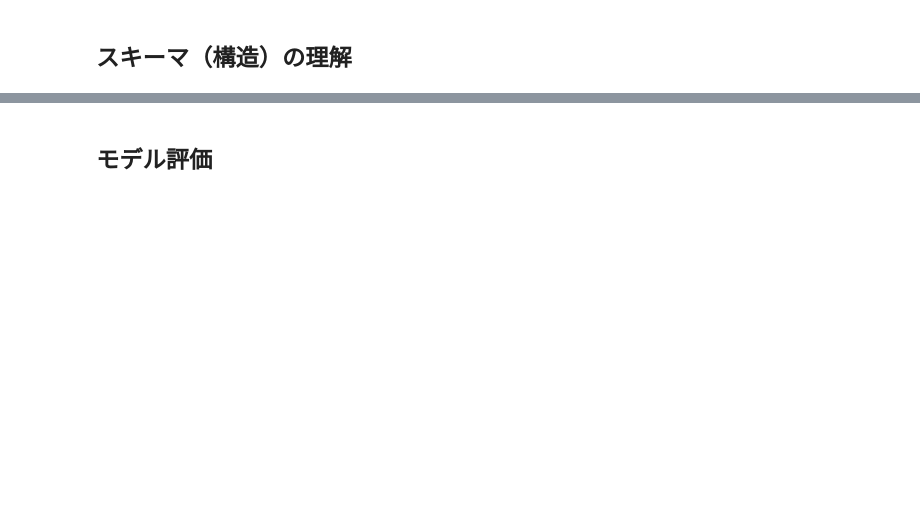
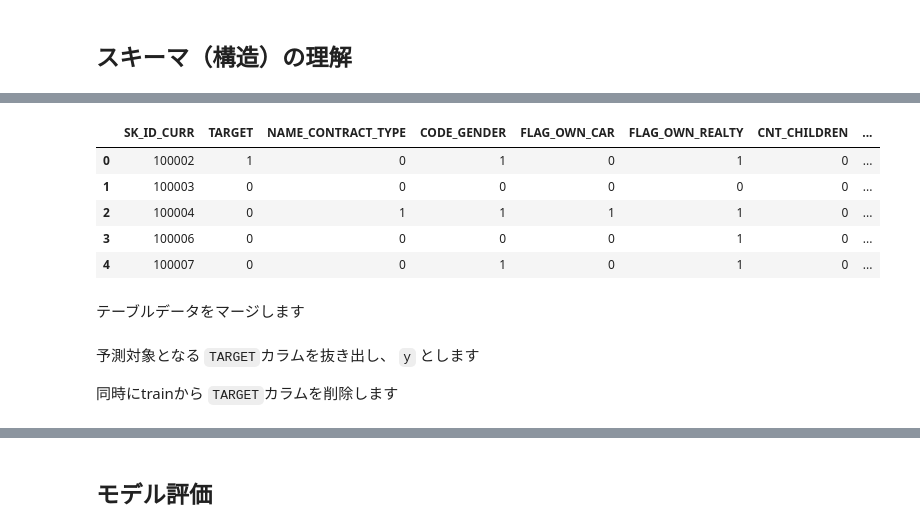
Before and after one commit to idsts2670/kaggle, a Jupyter notebook: home-credit-default-risk/home-credit-default.ipynb, the cells around one changed output, grey strips where cells are left out. Drawn from its saved outputs; the diff is of its cells as text; code cells hidden in the pictures; blank space fills up the shorter version.

```diff
--- a/home-credit-default-risk/home-credit-default.ipynb
+++ b/home-credit-default-risk/home-credit-default.ipynb
@@ -245,0 +466,16 @@ https://www.kaggle.com/competitions/nbme-score-clinical-patient-notes/discussion
+# %%
+# LabelEncoder()は，文字列や数値で表されたラベルを，0~(ラベル種類数-1)までの数値に変換してくれるものです
+from sklearn.preprocessing import LabelEncoder
+
+tmp_app_train = app_train.copy()
+tmp_app_test = app_test.copy()
+# 今回は簡単に使えそうなカラムをラベルエンコーディングします
+for c in ['NAME_CONTRACT_TYPE', 'CODE_GENDER', 'FLAG_OWN_CAR', 'FLAG_OWN_REALTY', 'NAME_TYPE_SUITE', 'NAME_INCOME_TYPE', 'NAME_EDUCATION_TYPE', 'NAME_FAMILY_STATUS', 'NAME_HOUSING_TYPE', 'OCCUPATION_TYPE', 'WEEKDAY_APPR_PROCESS_START', 'ORGANIZATION_TYPE']:
+    # LabelEncoderを宣言します
+    le = LabelEncoder()
+    # ラベルとラベルIDの対応づけを行います。positiveは0にしよう，みたいなことを決めます
+    le.fit(tmp_app_train[c].fillna('NA'))
+
+    # 学習データとテストデータそれぞれのdf内のカラムを変換します
+    tmp_app_train[c] = le.transform(tmp_app_train[c].fillna('NA'))
+    tmp_app_test[c] = le.transform(tmp_app_test[c].fillna('NA'))
@@ -245,0 +494,12 @@ https://www.kaggle.com/competitions/nbme-score-clinical-patient-notes/discussion
+# %%
+# app_trainと比べて、`Target` カラムがなくなっていることがわかると思います
+tmp_app_train.head()
+# %% [output]
+|  | SK_ID_CURR | TARGET | NAME_CONTRACT_TYPE | CODE_GENDER | FLAG_OWN_CAR | FLAG_OWN_REALTY | CNT_CHILDREN | ... |
+| 0 | 100002 | 1 | 0 | 1 | 0 | 1 | 0 | ... |
+| 1 | 100003 | 0 | 0 | 0 | 0 | 0 | 0 | ... |
+| 2 | 100004 | 0 | 1 | 1 | 1 | 1 | 0 | ... |
+| 3 | 100006 | 0 | 0 | 0 | 0 | 1 | 0 | ... |
+| 4 | 100007 | 0 | 0 | 1 | 0 | 1 | 0 | ... |
+# %% [markdown]
+テーブルデータをマージします
@@ -245,0 +519,4 @@ https://www.kaggle.com/competitions/nbme-score-clinical-patient-notes/discussion
+# %% [markdown]
+予測対象となる `TARGET`カラムを抜き出し、 `y` とします
+
+同時にtrainから `TARGET`カラムを削除します
```
Also changed, not shown: parts of 68 cells of this notebook, 2 other files.
